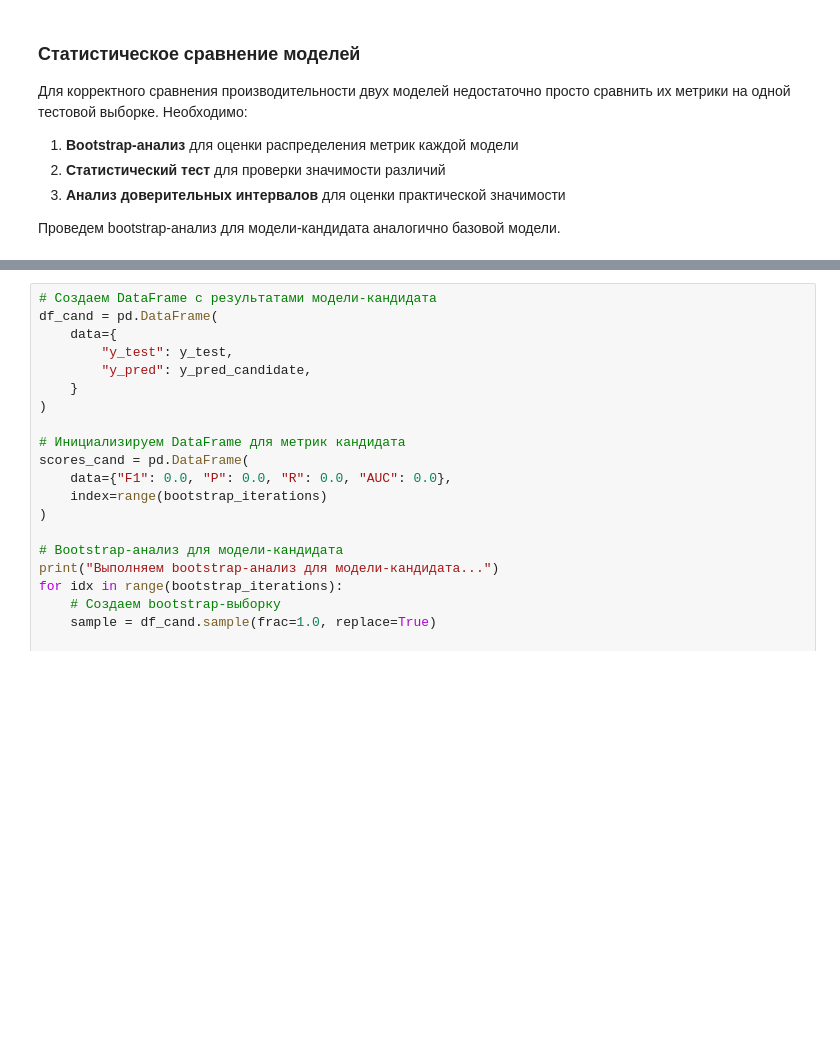
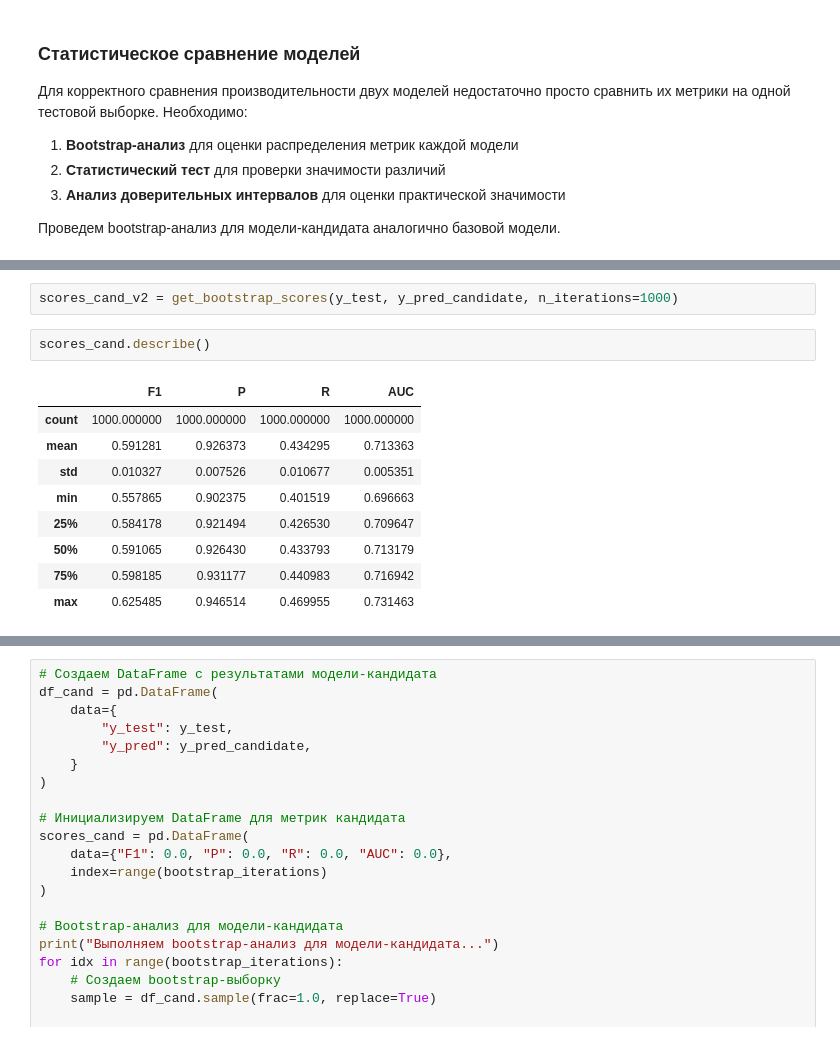
Before and after one commit to NickOsipov/otus-validation, a Jupyter notebook: notebooks/work.ipynb, the cells around one changed output, grey strips where cells are left out. Drawn from its saved outputs; the diff is of its cells as text; blank space fills up the shorter version.

```diff
--- a/notebooks/work.ipynb
+++ b/notebooks/work.ipynb
@@ -435,0 +471,14 @@ $\delta$ - размер эффекта, который необходимо вы
+# %%
+scores_cand_v2 = get_bootstrap_scores(y_test, y_pred_candidate, n_iterations=1000)
+# %%
+scores_cand.describe()
+# %% [output]
+|  | F1 | P | R | AUC |
+| count | 1000.000000 | 1000.000000 | 1000.000000 | 1000.000000 |
+| mean | 0.591281 | 0.926373 | 0.434295 | 0.713363 |
+| std | 0.010327 | 0.007526 | 0.010677 | 0.005351 |
+| min | 0.557865 | 0.902375 | 0.401519 | 0.696663 |
+| 25% | 0.584178 | 0.921494 | 0.426530 | 0.709647 |
+| 50% | 0.591065 | 0.926430 | 0.433793 | 0.713179 |
+| 75% | 0.598185 | 0.931177 | 0.440983 | 0.716942 |
+| max | 0.625485 | 0.946514 | 0.469955 | 0.731463 |
```
Also changed, not shown: parts of 6 cells of this notebook.
